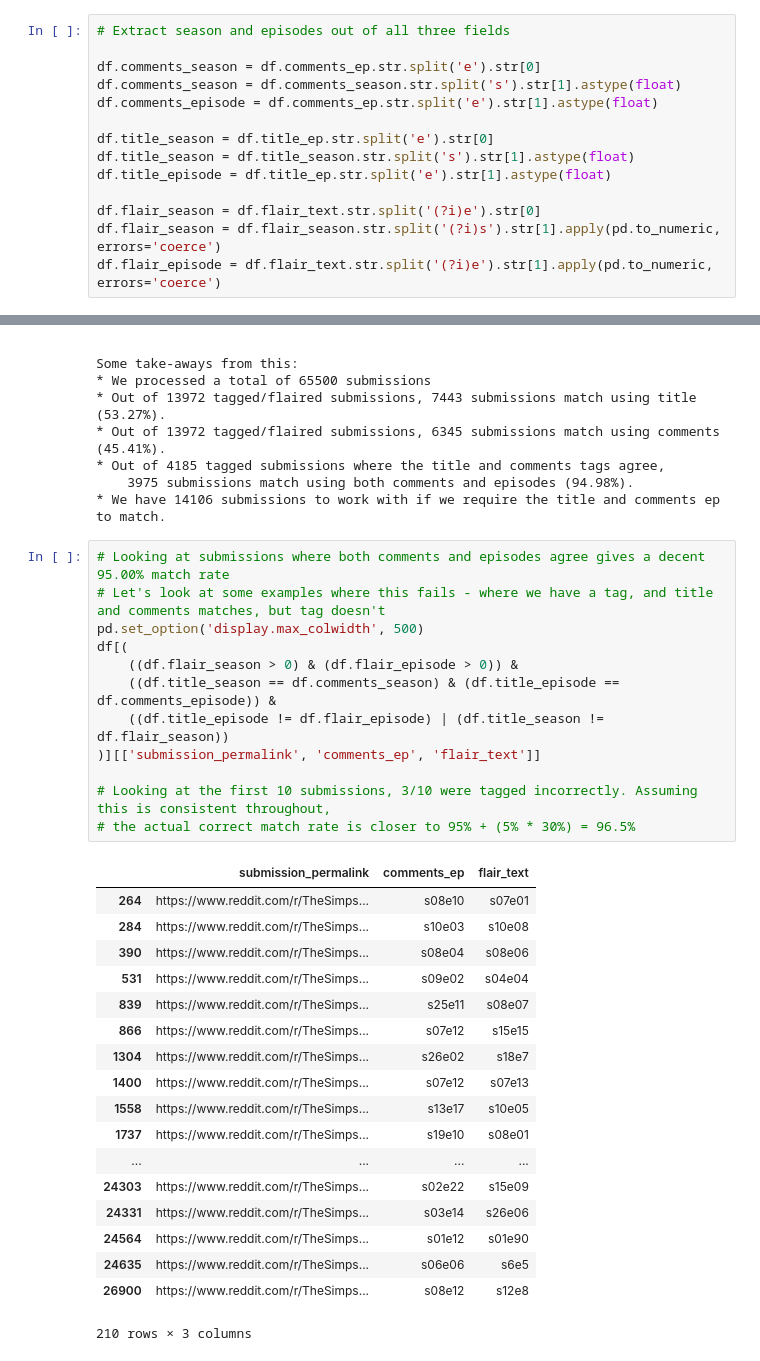
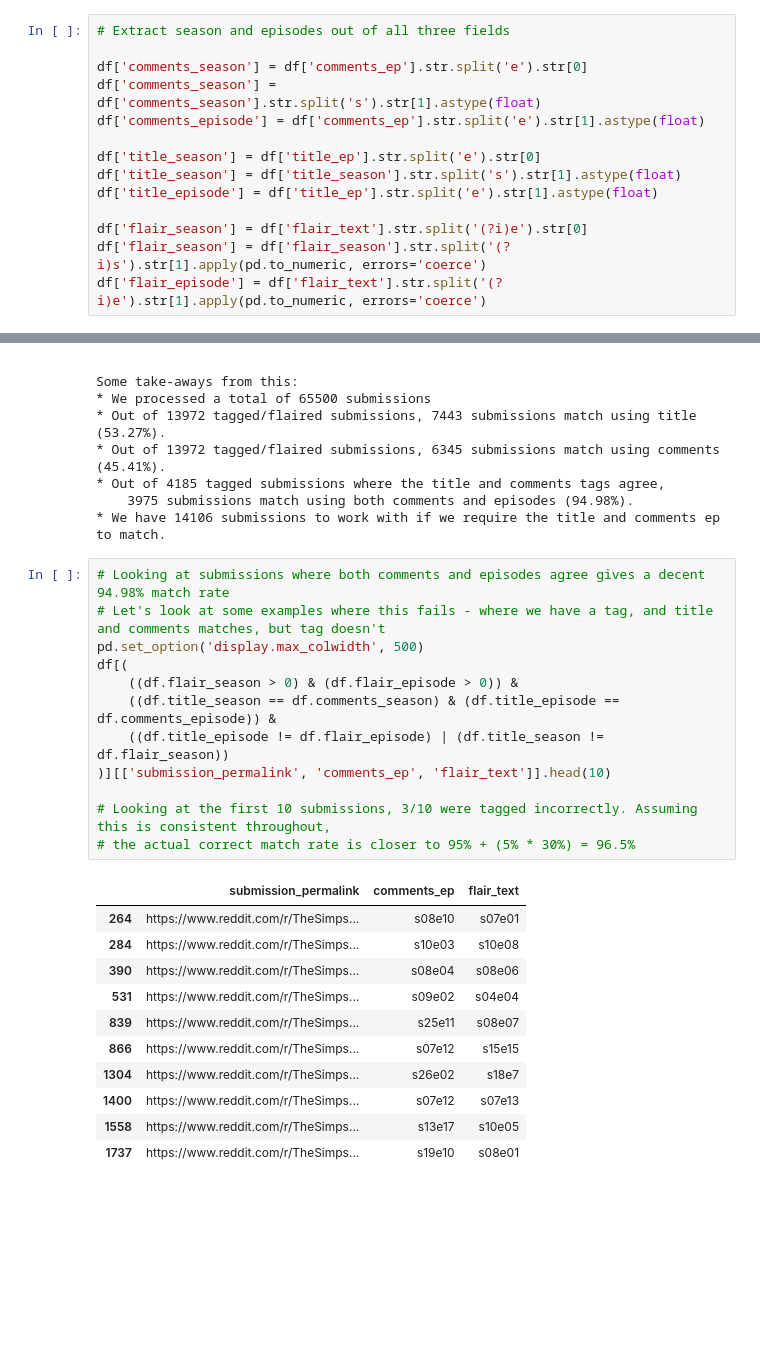
Before and after one commit to ravimody/simpsons-scrape, a Jupyter notebook: analyze_tags/analyze_tags.ipynb, the cells around one changed output, grey strips where cells are left out. Cells and saved outputs as stored; diff of their text form; blank space fills up the shorter version.

```diff
--- a/analyze_tags/analyze_tags.ipynb
+++ b/analyze_tags/analyze_tags.ipynb
@@ -7,17 +7,17 @@ df = pd.DataFrame.from_csv('episodes.tsv', sep='\t', index_col=False, encoding='
 # %%
 # Extract season and episodes out of all three fields
 
-df.comments_season = df.comments_ep.str.split('e').str[0]
-df.comments_season = df.comments_season.str.split('s').str[1].astype(float)
-df.comments_episode = df.comments_ep.str.split('e').str[1].astype(float)
+df['comments_season'] = df['comments_ep'].str.split('e').str[0]
+df['comments_season'] = df['comments_season'].str.split('s').str[1].astype(float)
+df['comments_episode'] = df['comments_ep'].str.split('e').str[1].astype(float)
 
-df.title_season = df.title_ep.str.split('e').str[0]
-df.title_season = df.title_season.str.split('s').str[1].astype(float)
-df.title_episode = df.title_ep.str.split('e').str[1].astype(float)
+df['title_season'] = df['title_ep'].str.split('e').str[0]
+df['title_season'] = df['title_season'].str.split('s').str[1].astype(float)
+df['title_episode'] = df['title_ep'].str.split('e').str[1].astype(float)
 
-df.flair_season = df.flair_text.str.split('(?i)e').str[0]
-df.flair_season = df.flair_season.str.split('(?i)s').str[1].apply(pd.to_numeric, errors='coerce')
-df.flair_episode = df.flair_text.str.split('(?i)e').str[1].apply(pd.to_numeric, errors='coerce')
+df['flair_season'] = df['flair_text'].str.split('(?i)e').str[0]
+df['flair_season'] = df['flair_season'].str.split('(?i)s').str[1].apply(pd.to_numeric, errors='coerce')
+df['flair_episode'] = df['flair_text'].str.split('(?i)e').str[1].apply(pd.to_numeric, errors='coerce')
 # %%
 # Some basic data analysis and stats on our dataset.
 # A big goal here is to find the best way to find the correct episode
@@ -90,33 +90,26 @@ Some take-aways from this:
     3975 submissions match using both comments and episodes (94.98%).
 * We have 14106 submissions to work with if we require the title and comments ep to match.
 # %%
-# Looking at submissions where both comments and episodes agree gives a decent 95.00% match rate
+# Looking at submissions where both comments and episodes agree gives a decent 94.98% match rate
 # Let's look at some examples where this fails - where we have a tag, and title and comments matches, but tag doesn't
 pd.set_option('display.max_colwidth', 500)
 df[(
     ((df.flair_season > 0) & (df.flair_episode > 0)) &
     ((df.title_season == df.comments_season) & (df.title_episode == df.comments_episode)) &
     ((df.title_episode != df.flair_episode) | (df.title_season != df.flair_season))
-)][['submission_permalink', 'comments_ep', 'flair_text']]
+)][['submission_permalink', 'comments_ep', 'flair_text']].head(10)
 
 # Looking at the first 10 submissions, 3/10 were tagged incorrectly. Assuming this is consistent throughout,
 # the actual correct match rate is closer to 95% + (5% * 30%) = 96.5%
 # %% [output]
 |  | submission_permalink | comments_ep | flair_text |
 | 264 | https://www.reddit.com/r/TheSimps... | s08e10 | s07e01 |
 | 284 | https://www.reddit.com/r/TheSimps... | s10e03 | s10e08 |
 | 390 | https://www.reddit.com/r/TheSimps... | s08e04 | s08e06 |
 | 531 | https://www.reddit.com/r/TheSimps... | s09e02 | s04e04 |
 | 839 | https://www.reddit.com/r/TheSimps... | s25e11 | s08e07 |
 | 866 | https://www.reddit.com/r/TheSimps... | s07e12 | s15e15 |
 | 1304 | https://www.reddit.com/r/TheSimps... | s26e02 | s18e7 |
 | 1400 | https://www.reddit.com/r/TheSimps... | s07e12 | s07e13 |
 | 1558 | https://www.reddit.com/r/TheSimps... | s13e17 | s10e05 |
 | 1737 | https://www.reddit.com/r/TheSimps... | s19e10 | s08e01 |
-| ... | ... | ... | ... |
-| 24303 | https://www.reddit.com/r/TheSimps... | s02e22 | s15e09 |
-| 24331 | https://www.reddit.com/r/TheSimps... | s03e14 | s26e06 |
-| 24564 | https://www.reddit.com/r/TheSimps... | s01e12 | s01e90 |
-| 24635 | https://www.reddit.com/r/TheSimps... | s06e06 | s6e5 |
-| 26900 | https://www.reddit.com/r/TheSimps... | s08e12 | s12e8 |
-210 rows × 3 columns
```
Also changed, not shown: parts of 3 cells of this notebook.
